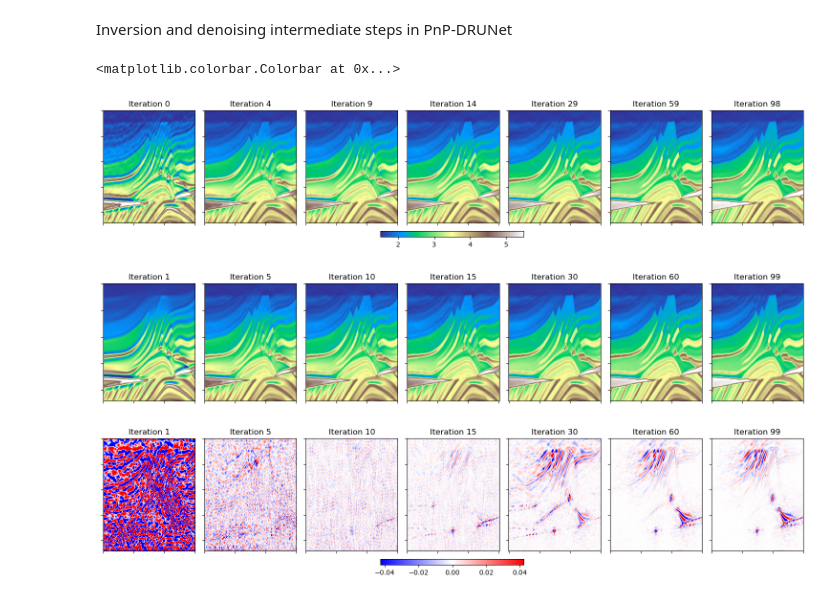
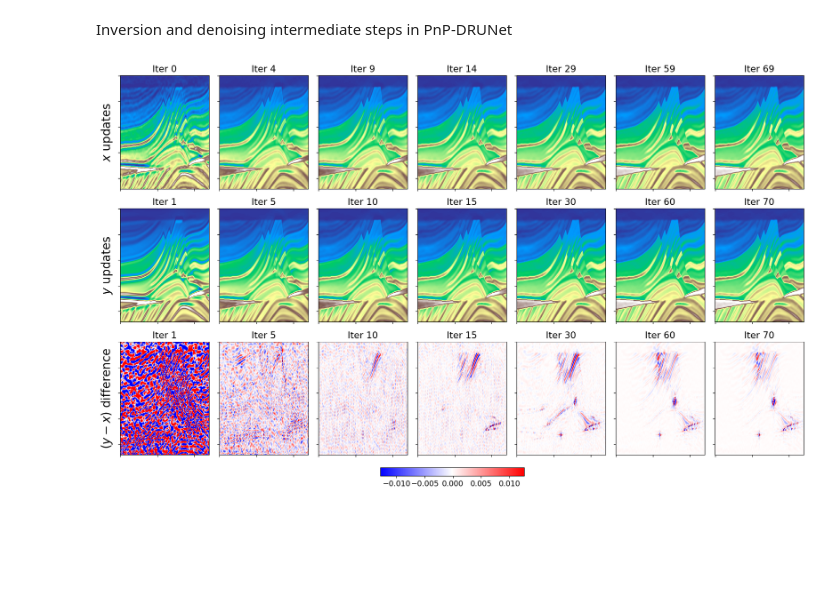
Before and after one commit to DIG-Kaust/Seismic_PnP, a Jupyter notebook: notebooks/PnP_PD_Post-Stack_Seismic_Inversion_marmousi.ipynb, the cells around one changed output. Drawn from its saved outputs; the diff is of its cells as text; code cells hidden in the pictures; blank space fills up the shorter version.

```diff
--- a/notebooks/PnP_PD_Post-Stack_Seismic_Inversion_marmousi.ipynb
+++ b/notebooks/PnP_PD_Post-Stack_Seismic_Inversion_marmousi.ipynb
@@ -343,7 +324,7 @@ fig.tight_layout()
 # %% [markdown]
 Error convergence curves
 # %%
-plt.rcParams['font.size'] = '12'
+plt.rcParams['font.size'] = '13'
 fig, axs = plt.subplots(1, 2, figsize=(15,3.5))
 axs[0].plot(xerrhisttv, 'b', label='TV')
 axs[0].plot(xerrhistbm, 'r', label='BM3D')
@@ -351,14 +332,14 @@ axs[0].plot(xerrhist01, 'orange', label='DnCNN')
 axs[0].plot(xerrhist02, 'g', label='DRUNet')
 axs[0].set_title(r'a)  $||x^k - x_{true}||_2$ ')
 axs[0].set_xlabel('Iterations')
-axs[0].set_ylim(0.05, 0.17)
-# axs[1].plot(yerrhisttv, label='TV')
+axs[0].set_ylim(0.006, 0.0135)
+axs[1].plot(yerrhisttv, label='TV')
 axs[1].plot(yerrhistbm, 'r', label='BM3D')
 axs[1].plot(yerrhist01,'orange',  label='DnCNN')
 axs[1].plot(yerrhist02,'g', label='DRUNet')
 axs[1].set_title(r'b)  $||y^k - x_{true}||_2$ ')
 axs[1].set_xlabel('Iterations')
-axs[1].set_ylim(0.05, 0.17)
+axs[1].set_ylim(0.006, 0.0135)
 axs[0].legend()
 axs[1].legend()
 # plt.savefig('error_plot.png', format='png', dpi=100)
@@ -368,52 +349,44 @@ axs[1].legend()
 # %% [markdown]
 Inversion and denoising intermediate steps in PnP-DRUNet
 # %%
-plt.rcParams['font.size'] = '10'
+plt.rcParams['font.size'] = '13'
 
-iiter = np.array([0, 4, 9, 14, 29, 59, 98])
-fig, axs = plt.subplots(1, 7, sharex=True, sharey=True, figsize=(15,3))
-axs = axs.ravel()
-vmin, vmax = np.percentile(m, [1,99])
+iiter = np.array([0, 4, 9, 14, 29, 59, 69])
+fig, axs = plt.subplots(3, 7, sharex=True, sharey=True, figsize=(17,10))
+# axs = axs.ravel()
+vmin, vmax = np.percentile(np.exp(m), [1,99])
 for i, k in zip(range(7), iiter):
-    axi=axs[i].imshow(np.real(xhist02[k]).reshape(m.shape), vmin=vmin, vmax=vmax, cmap="terrain")
-    axs[i].set_title('Iteration %d' % k)
-    axs[i].axis('tight')
-    axs[i].set_xticklabels([])
-    axs[i].set_yticklabels([])
-fig.tight_layout()
-fig.subplots_adjust(bottom=0.1)
-cbar_ax = fig.add_axes([0.4, 0.001, 0.2, 0.04])
-fig.colorbar(axi, cax=cbar_ax, orientation='horizontal')
+    axs[0,i].imshow(np.exp(np.real(xhist02[k]).reshape(m.shape)), vmin=vmin, vmax=vmax, cmap="terrain")
+    axs[0,i].set_title('Iter %d' % k)
+    axs[0,i].axis('tight')
+    axs[0,i].set_xticklabels([])
+    axs[0,i].set_yticklabels([])
+iiter = np.array([1, 5, 10, 15, 30, 60, 70])
 
-iiter = np.array([1, 5, 10, 15, 30, 60, 99])
-fig, axs = plt.subplots(1, 7, sharex=True, sharey=True, figsize=(15,3))
-axs = axs.ravel()
-vmin, vmax = np.percentile(m, [1,99])
+vmin, vmax = np.percentile(np.exp(m), [1,99])
 for i, k in zip(range(7), iiter):
-    axs[i].imshow(np.real(yhist02[k]).reshape(m.shape), vmin=vmin, vmax=vmax, cmap="terrain")
-    axs[i].set_title('Iteration %d' % k)
-    axs[i].axis('tight')
-    axs[i].set_xticklabels([])
-    axs[i].set_yticklabels([])
-fig.tight_layout()
-
-iiter = np.array([1, 5, 10, 15, 30, 60, 99])
-fig, axs = plt.subplots(1, 7, sharex=True, sharey=True, figsize=(15,3))
-axs = axs.ravel()
+    axs[1,i].imshow(np.exp(np.real(yhist02[k]).reshape(m.shape)), vmin=vmin, vmax=vmax, cmap="terrain")
+    axs[1,i].set_title('Iter %d' % k)
+    axs[1,i].axis('tight')
+    axs[1,i].set_xticklabels([])
+    axs[1,i].set_yticklabels([])
+iiter = np.array([1, 5, 10, 15, 30, 60, 70])
 vmin, vmax = np.percentile((yhist02[5]-xhist02[4]), [1,99])
 for i, k in zip(range(7), iiter):
-    axi=axs[i].imshow(np.real(yhist02[k]-xhist02[k-1]).reshape(m.shape), vmin=vmin, vmax=vmax, cmap='bwr')
-    axs[i].set_title('Iteration %d' % k)
-    axs[i].axis('tight')
-    axs[i].set_xticklabels([])
-    axs[i].set_yticklabels([])
+    axi=axs[2,i].imshow(np.real(yhist02[k]-xhist02[k-1]).reshape(m.shape), vmin=vmin, vmax=vmax, cmap='bwr')
+    axs[2,i].set_title('Iter %d' % k)
+    axs[2,i].axis('tight')
+    axs[2,i].set_xticklabels([])
+    axs[2,i].set_yticklabels([])
+
+axs[0,0].set_ylabel('$x$ updates', fontsize=20)
+axs[1,0].set_ylabel('$y$ updates', fontsize=20)
+axs[2,0].set_ylabel('$(y-x)$ difference', fontsize=20)
+
 fig.tight_layout()
-
-fig.subplots_adjust(bottom=0.1)
-cbar_ax = fig.add_axes([0.4, 0.001, 0.2, 0.04])
+fig.subplots_adjust(bottom=0.06)
+cbar_ax = fig.add_axes([0.4, 0.01, 0.2, 0.02])
 fig.colorbar(axi, cax=cbar_ax, orientation='horizontal')
+# plt.savefig('test.png',  bbox_inches='tight')
 # %% [output]
-<matplotlib.colorbar.Colorbar at 0x...>
-[figure, old version]
+[figure, new version]
-[figure, removed]
-[figure, removed]
```
Also changed, not shown: parts of 11 cells of this notebook, 2 other files.
